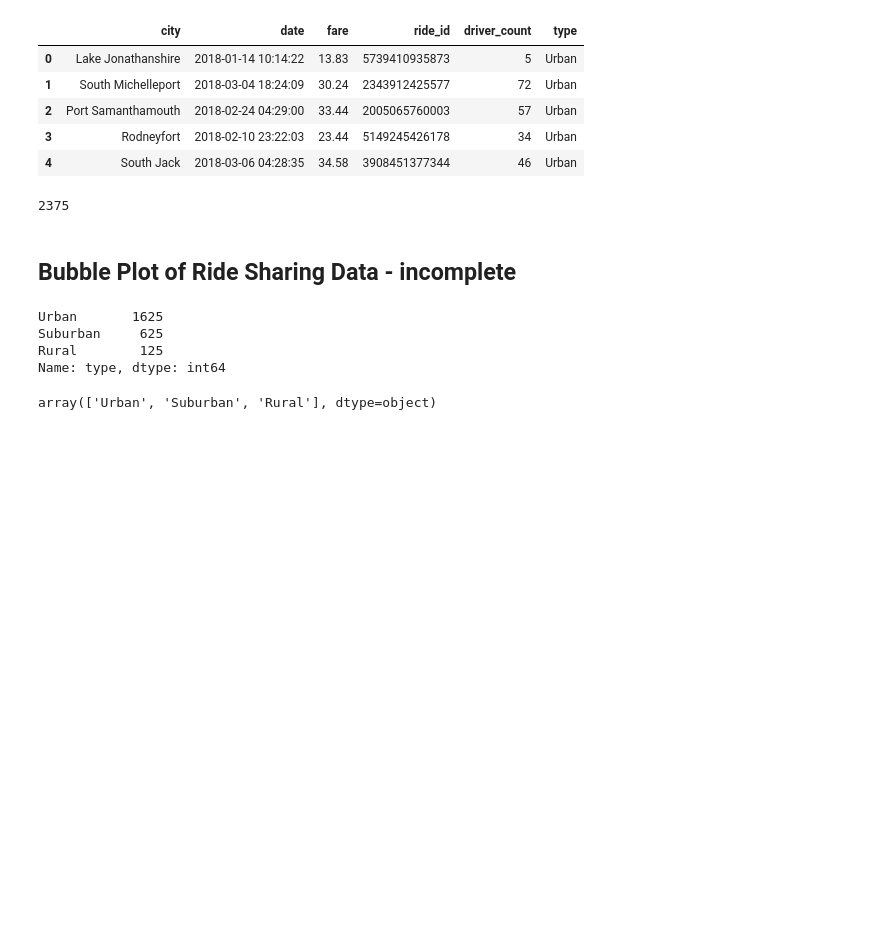
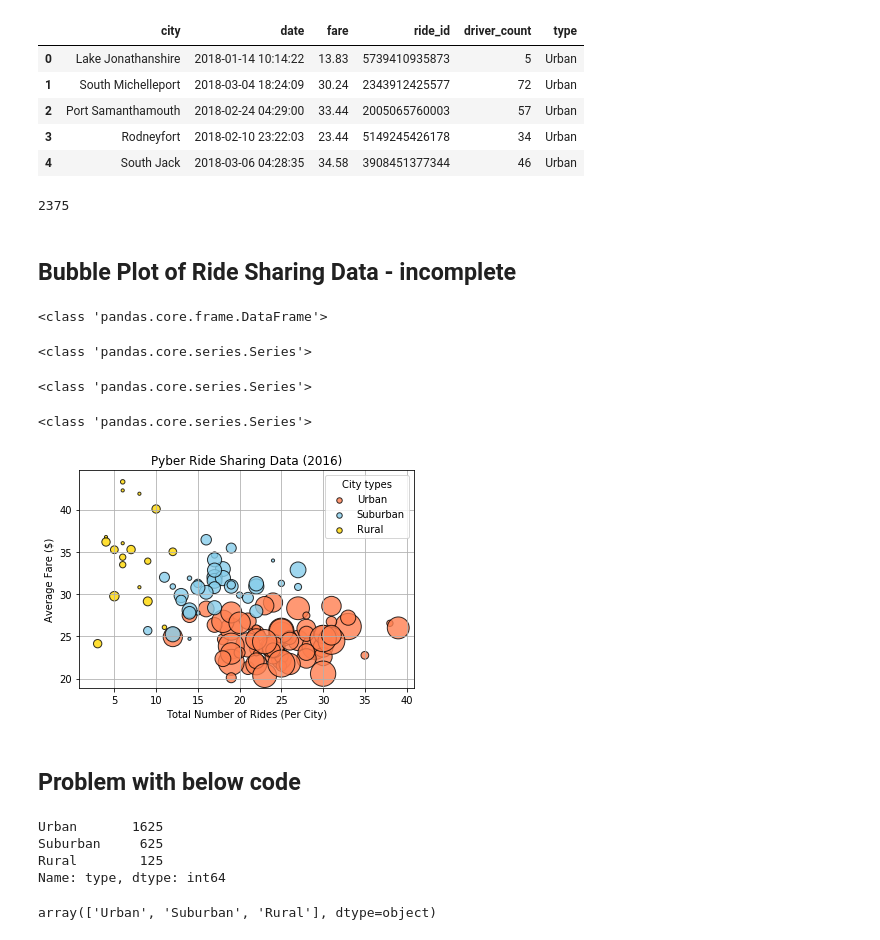
Before and after one commit to shahzina/Pyber-Matplotlib, a Jupyter notebook: pyber.ipynb, the cells around one changed output. Saved outputs shown, nothing was run; the diff lists cells and outputs as text; code cells hidden in the pictures; blank space fills up the shorter version.

Commit message:
bubble plot added

```diff
--- a/pyber.ipynb
+++ b/pyber.ipynb
@@ -54,3 +54,68 @@ len(combined_df)
 2375
 # %% [markdown]
 ## Bubble Plot of Ride Sharing Data - incomplete
+# %%
+# Obtain the x and y coordinates for each of the three city types
+urban_cities = combined_df[combined_df["type"] == "Urban"]
+suburban_cities = combined_df[combined_df["type"] == "Suburban"]
+rural_cities = combined_df[combined_df["type"] == "Rural"]
+
+print(type(urban_cities))
+# %% [output]
+<class 'pandas.core.frame.DataFrame'>
+# %%
+urban_ride_count = urban_cities.groupby(["city"]).count()["ride_id"]
+urban_avg_fare = urban_cities.groupby(["city"]).mean()["fare"]
+urban_driver_count = urban_cities.groupby(["city"]).mean()["driver_count"]
+print(type(urban_ride_count))
+# %% [output]
+<class 'pandas.core.series.Series'>
+# %%
+suburban_ride_count = suburban_cities.groupby(["city"]).count()["ride_id"]
+suburban_avg_fare = suburban_cities.groupby(["city"]).mean()["fare"]
+suburban_driver_count = suburban_cities.groupby(["city"]).mean()["driver_count"]
+print(type(suburban_ride_count))
+# %% [output]
+<class 'pandas.core.series.Series'>
+# %%
+rural_ride_count = rural_cities.groupby(["city"]).count()["ride_id"]
+rural_avg_fare = rural_cities.groupby(["city"]).mean()["fare"]
+rural_driver_count = rural_cities.groupby(["city"]).mean()["driver_count"]
+print(type(rural_ride_count))
+# %% [output]
+<class 'pandas.core.series.Series'>
+# %%
+# Build the scatter plots for each city types
+plt.scatter(urban_ride_count,
+            urban_avg_fare,
+            s=10*urban_driver_count, c="coral",
+            edgecolor="black", linewidths=1, marker="o",
+            alpha=0.8, label="Urban")
+
+plt.scatter(suburban_ride_count,
+            suburban_avg_fare,
+            s=10*suburban_driver_count, c="skyblue",
+            edgecolor="black", linewidths=1, marker="o",
+            alpha=0.8, label="Suburban")
+
+plt.scatter(rural_ride_count,
+            rural_avg_fare,
+            s=10*rural_driver_count, c="gold",
+            edgecolor="black", linewidths=1, marker="o",
+            alpha=0.8, label="Rural")
+
+# Incorporate the other graph properties
+plt.title("Pyber Ride Sharing Data (2016)")
+plt.ylabel("Average Fare ($)")
+plt.xlabel("Total Number of Rides (Per City)")
+plt.grid(True)
+
+
+#types = ['a','b', 'c']
+# Create a legend
+lgnd = plt.legend( title='City types')
+lgnd.legendHandles[0]._sizes = [30]
+lgnd.legendHandles[1]._sizes = [30]
+lgnd.legendHandles[2]._sizes = [30]
+# %% [output]
+[figure, added]
@@ -57,3 +137,5 @@ len(combined_df)
+# %% [markdown]
+## Problem with below code
 # %%
 combined_df["type"].value_counts()
 # %% [output]
```
Also changed, not shown: parts of 2 cells of this notebook.
